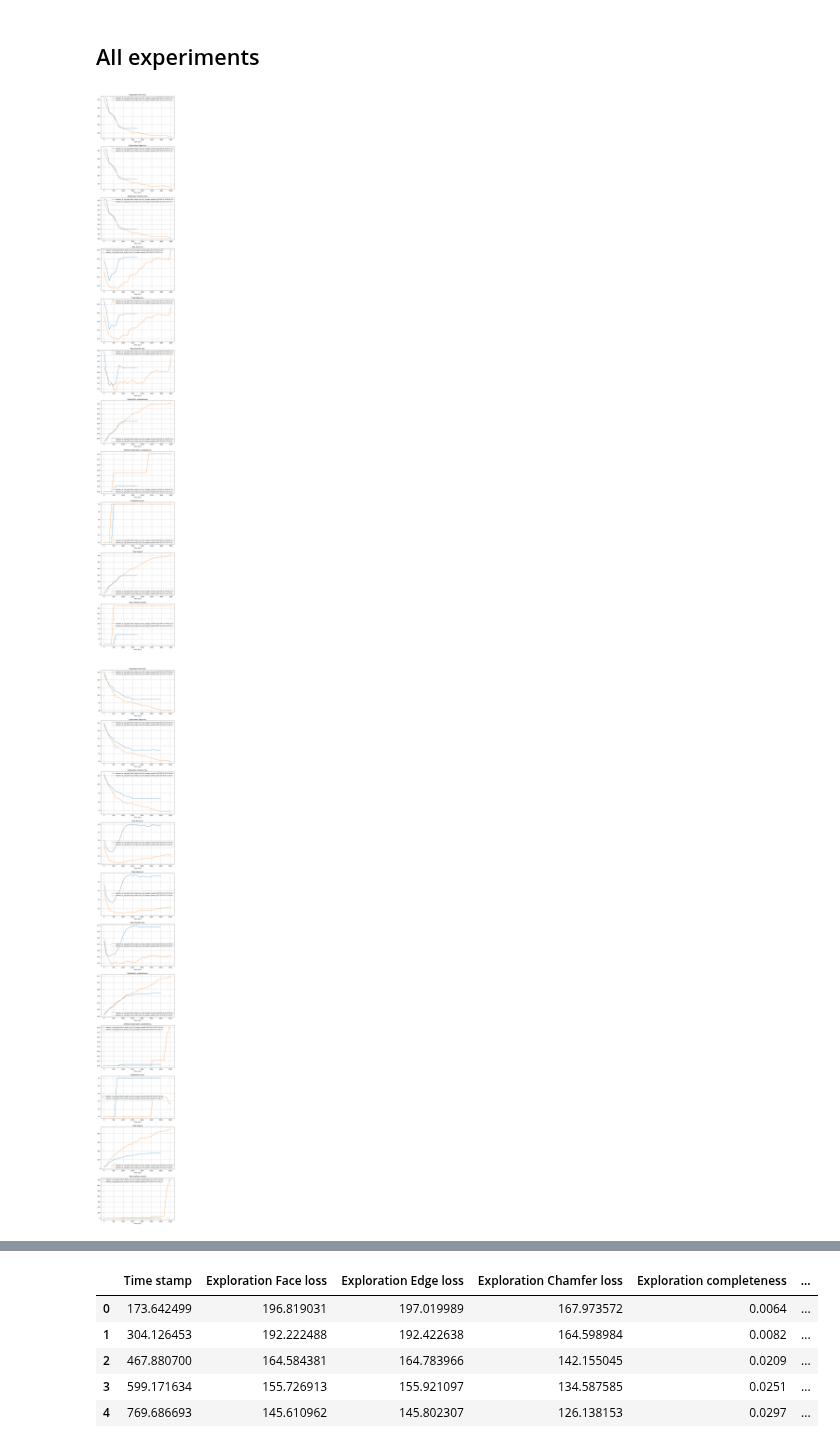
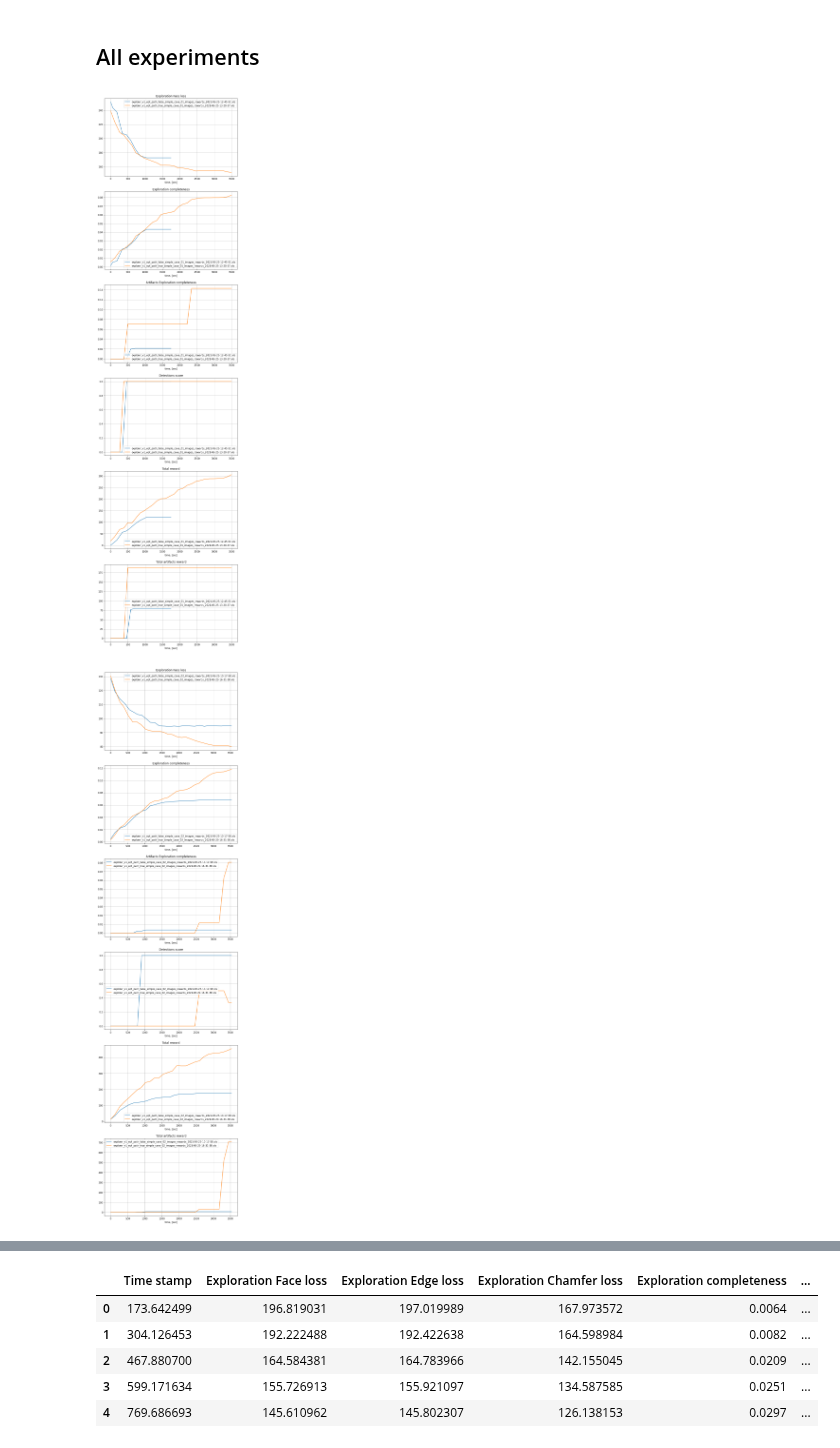
Before and after one commit to tpet/rpz_planning, a Jupyter notebook: notebooks/metrics_xls_parser.ipynb, the cells around one changed output, grey strips where cells are left out. Drawn from its saved outputs; the diff is of its cells as text; code cells hidden in the pictures.

```diff
--- a/notebooks/metrics_xls_parser.ipynb
+++ b/notebooks/metrics_xls_parser.ipynb
@@ -8,40 +8,40 @@ import os
 # %%
 common_metrics = [
             "Exploration Face loss",
-            "Exploration Edge loss",
-            "Exploration Chamfer loss",
-            "Map Face loss",
-            "Map Edge loss",
-            "Map Chamfer loss",
+#             "Exploration Edge loss",
+#             "Exploration Chamfer loss",
+#             "Map Face loss",
+#             "Map Edge loss",
+#             "Map Chamfer loss",
             "Exploration completeness",
             "Artifacts Exploration completeness",
             "Detections score",
 #             "N of constructed points"
             "Total reward",
             "Total artifacts reward"
           ]
 
 worlds = ["simple_cave_01", "simple_cave_02", "simple_cave_03"]
 # worlds = ["simple_cave_02"]
 
 # paths = ['../data/bags/mapping_eval/metrics/']
 paths = ['../data/bags/mapping_eval/']
 
 for world in worlds:
     plt.figure(figsize=(10, 7*len(common_metrics)*len(paths)))
     plt.title(f"World: {world}")
     for i, metric in enumerate(common_metrics):
         plt.subplot(len(common_metrics)*len(paths), 1, i+1)
         plt.title(metric)
         for path in paths:
             xls_files = [file for file in os.listdir(path) if 'xls' in file and world in file]
             for file in xls_files:
                 data = pd.read_excel(os.path.join(path, file))
                 if metric in data and np.max(data['Exploration completeness']) > 0.0:
                     plt.plot(data['Time stamp'] - data['Time stamp'][0], data[metric], label=file)
         plt.grid()
         plt.xlabel('time, [sec]')
         plt.legend();
 # %% [output]
-[figure, old version]
+[figure, new version]
-[figure, old version]
+[figure, new version]
```
Also changed, not shown: parts of 1 cell of this notebook, 6 other files.
